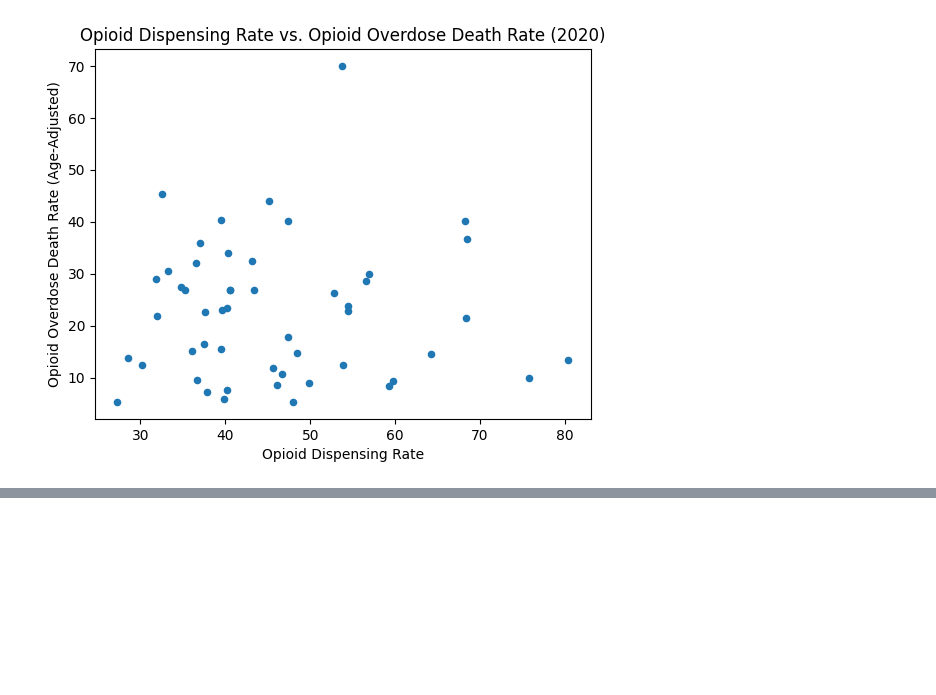
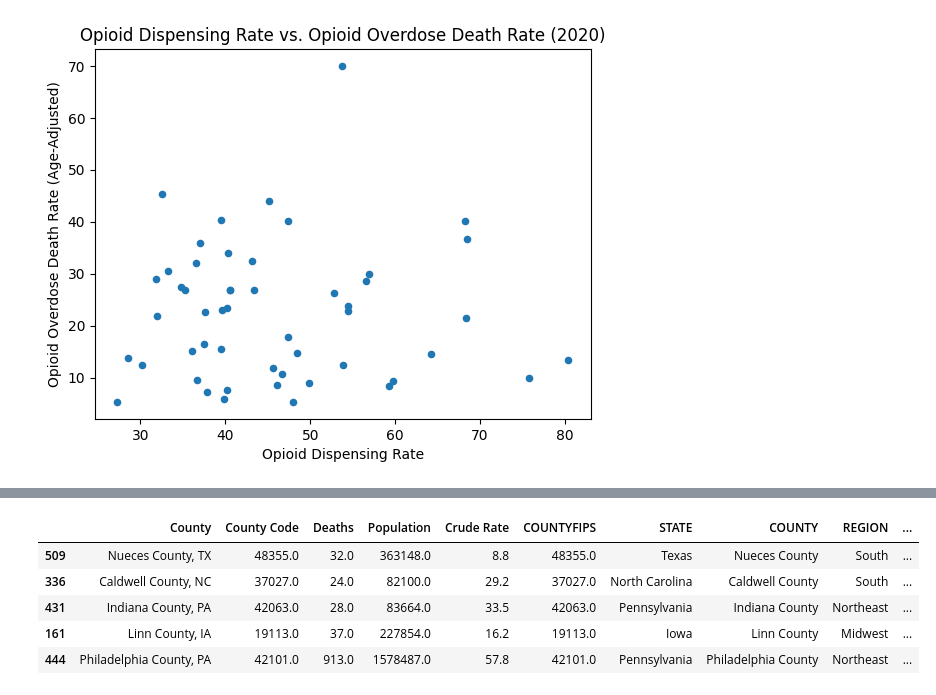
Before and after one commit to Ludougan123234/624-project, a Jupyter notebook: state_level_analysis.ipynb, the cells around one changed output, grey strips where cells are left out. Cells and saved outputs as stored; diff of their text form; code cells hidden in the pictures; blank space fills up the shorter version.

```diff
--- a/state_level_analysis.ipynb
+++ b/state_level_analysis.ipynb
@@ -94,0 +97,2 @@ Text(0.5, 0, 'Opioid Dispensing Rate')
+# %%
+sdoh_df = pd.read_excel("./data/SDOH_2020_COUNTY_1_0.xlsx", sheet_name="Data")
@@ -94,0 +156,10 @@ Text(0.5, 0, 'Opioid Dispensing Rate')
+# %%
+death_mental_df = death_df.merge(mental_health_df, left_on='County Code', right_on='COUNTYFIPS', how='inner')
+death_mental_df.sample(5)
+# %% [output]
+|  | County | County Code | Deaths | Population | Crude Rate | COUNTYFIPS | STATE | COUNTY | REGION | ... |
+| 509 | Nueces County, TX | 48355.0 | 32.0 | 363148.0 | 8.8 | 48355.0 | Texas | Nueces County | South | ... |
+| 336 | Caldwell County, NC | 37027.0 | 24.0 | 82100.0 | 29.2 | 37027.0 | North Carolina | Caldwell County | South | ... |
+| 431 | Indiana County, PA | 42063.0 | 28.0 | 83664.0 | 33.5 | 42063.0 | Pennsylvania | Indiana County | Northeast | ... |
+| 161 | Linn County, IA | 19113.0 | 37.0 | 227854.0 | 16.2 | 19113.0 | Iowa | Linn County | Midwest | ... |
+| 444 | Philadelphia County, PA | 42101.0 | 913.0 | 1578487.0 | 57.8 | 42101.0 | Pennsylvania | Philadelphia County | Northeast | ... |
```
Also changed, not shown: parts of 10 cells of this notebook.
